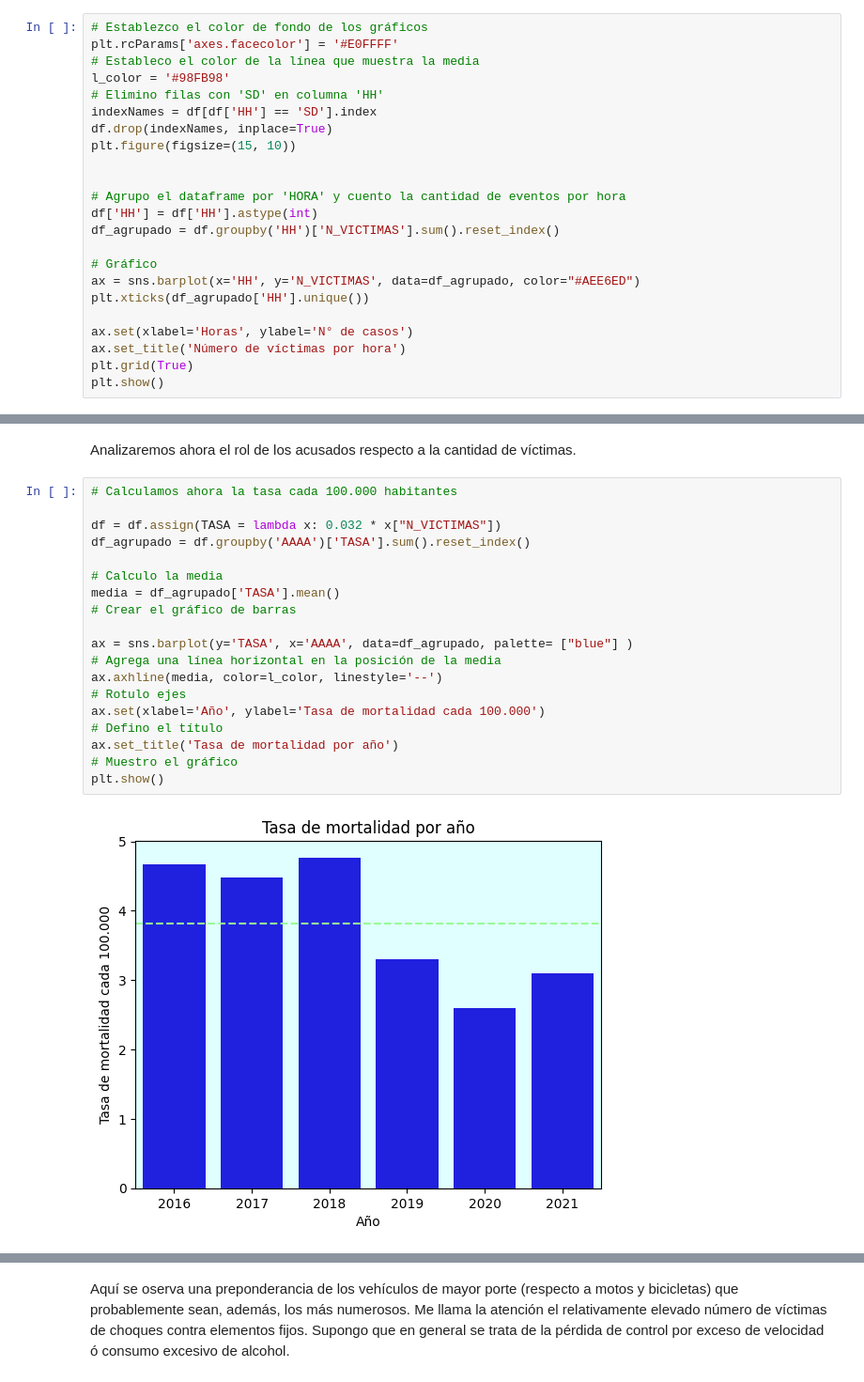
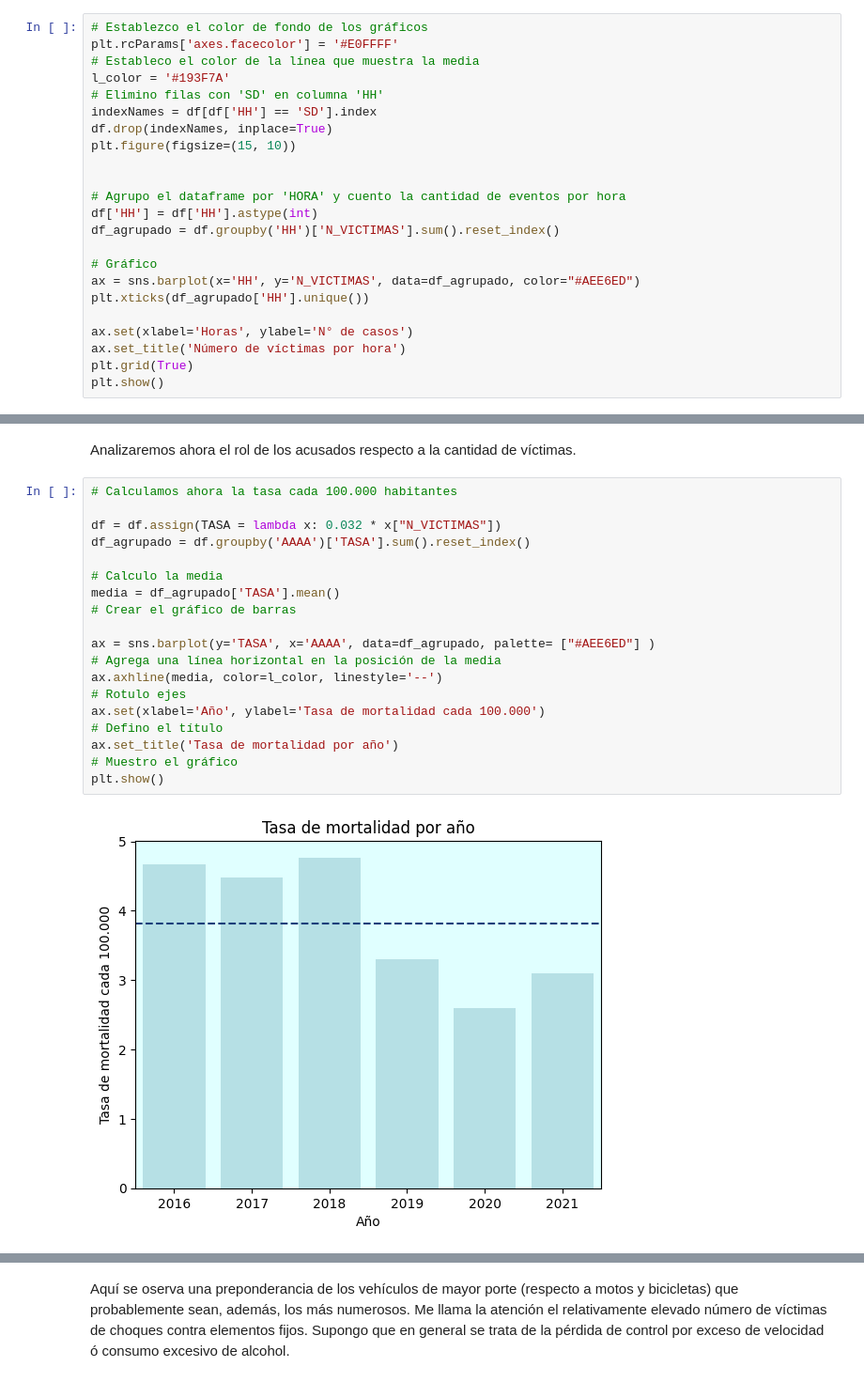
Before and after one commit to horaciomorazzo/PI2---Data-Analytics---Horacio-Morazzo, a Jupyter notebook: eda.ipynb, the cells around one changed output, grey strips where cells are left out. Shown: that part at 94% size. Cells and saved outputs as stored; diff of their text form.

Commit message:
colores

```diff
--- a/eda.ipynb
+++ b/eda.ipynb
@@ -137,7 +137,7 @@ Analizaremos ahora las franjas horarias de ocurrencia de siniestros fatales.
 # Establezco el color de fondo de los gráficos
 plt.rcParams['axes.facecolor'] = '#E0FFFF'
 # Estableco el color de la línea que muestra la media
-l_color = '#98FB98'
+l_color = '#193F7A'
 # Elimino filas con 'SD' en columna 'HH'
 indexNames = df[df['HH'] == 'SD'].index
 df.drop(indexNames, inplace=True)
@@ -293,24 +293,24 @@ Analizaremos ahora el rol de los acusados respecto a la cantidad de víctimas.
 # %%
 # Calculamos ahora la tasa cada 100.000 habitantes
 
 df = df.assign(TASA = lambda x: 0.032 * x["N_VICTIMAS"])
 df_agrupado = df.groupby('AAAA')['TASA'].sum().reset_index()
 
 # Calculo la media
 media = df_agrupado['TASA'].mean()
 # Crear el gráfico de barras
 
-ax = sns.barplot(y='TASA', x='AAAA', data=df_agrupado, palette= ["blue"] )
+ax = sns.barplot(y='TASA', x='AAAA', data=df_agrupado, palette= ["#AEE6ED"] )
 # Agrega una línea horizontal en la posición de la media
 ax.axhline(media, color=l_color, linestyle='--')
 # Rotulo ejes
 ax.set(xlabel='Año', ylabel='Tasa de mortalidad cada 100.000')
 # Defino el título
 ax.set_title('Tasa de mortalidad por año')
 # Muestro el gráfico
 plt.show()
 # %% [output]
-[figure, old version]
+[figure, new version]
 # %%
 # Cuento la cantidad de víctimas según el rol de la víctima
 df_agrupado = df.groupby('ACUSADO')['N_VICTIMAS'].sum().reset_index()
```
Also changed, not shown: parts of 4 cells of this notebook, 3 other files.
